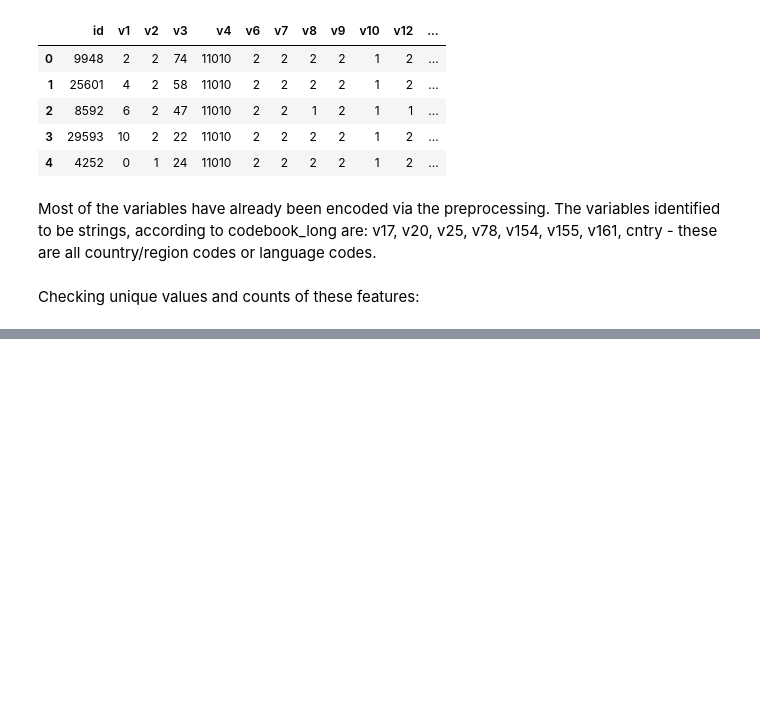
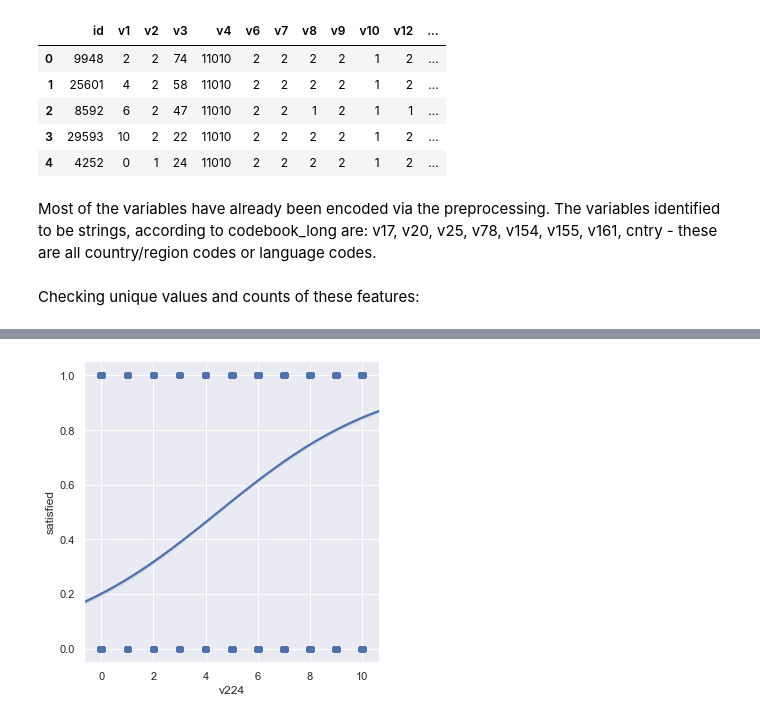
Before and after one commit to sabrina-tan/stat441-W20-project, a Jupyter notebook: 02-exploratory/EDA-Sabrina.ipynb, the cells around one changed output, grey strips where cells are left out. Drawn from its saved outputs; the diff is of its cells as text; code cells hidden in the pictures; blank space fills up the shorter version.

```diff
--- a/02-exploratory/EDA-Sabrina.ipynb
+++ b/02-exploratory/EDA-Sabrina.ipynb
@@ -247,0 +376,5 @@ train_v4 = train_v3.drop(4483)
+# %%
+plot_v224 = train_v5[train_v5.v224 != -1]
+sns.lmplot(x = "v224", y = "satisfied", data = plot_v224, x_jitter=.03, logistic = True);
+# %% [output]
+[figure, added]
```
Also changed, not shown: parts of 38 cells of this notebook.
